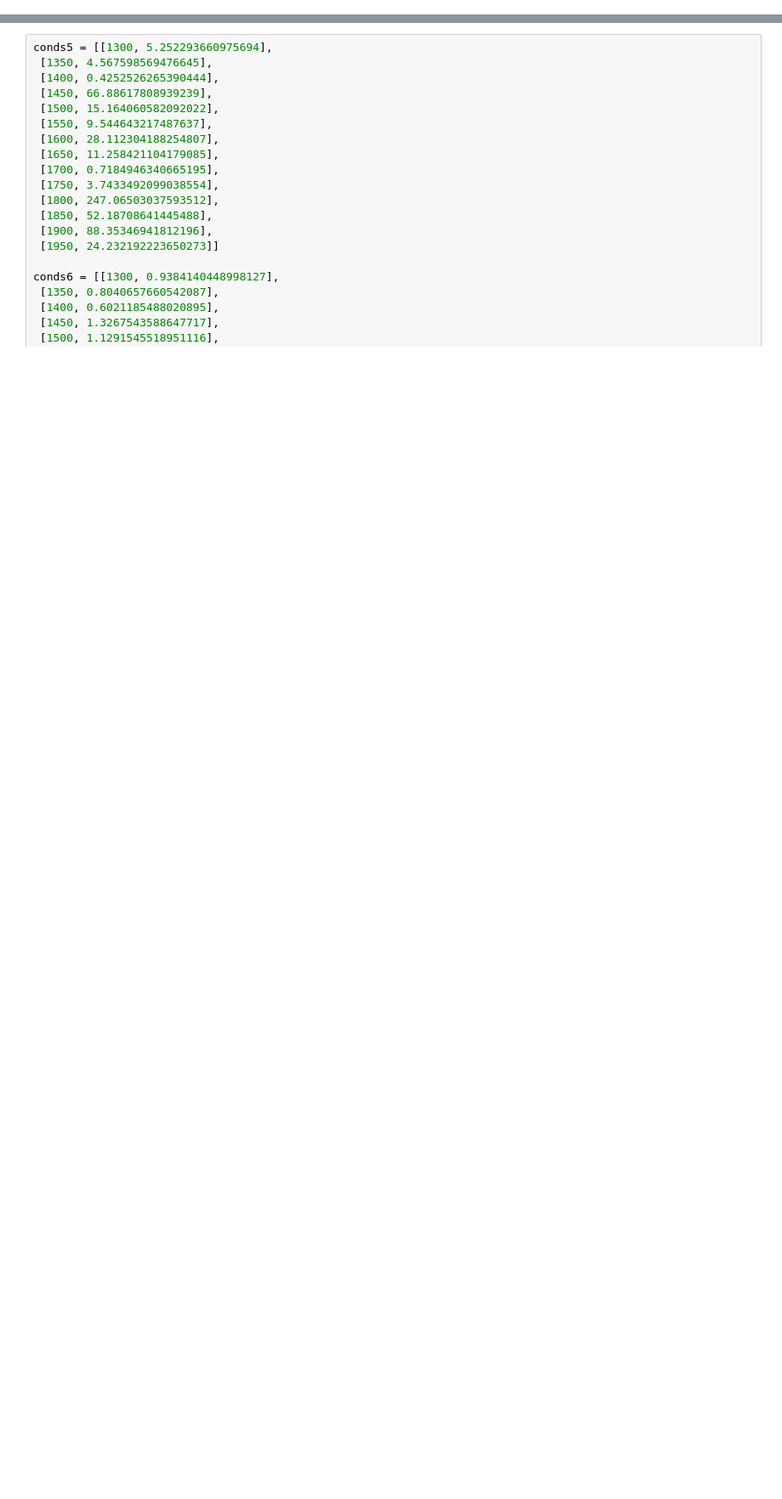
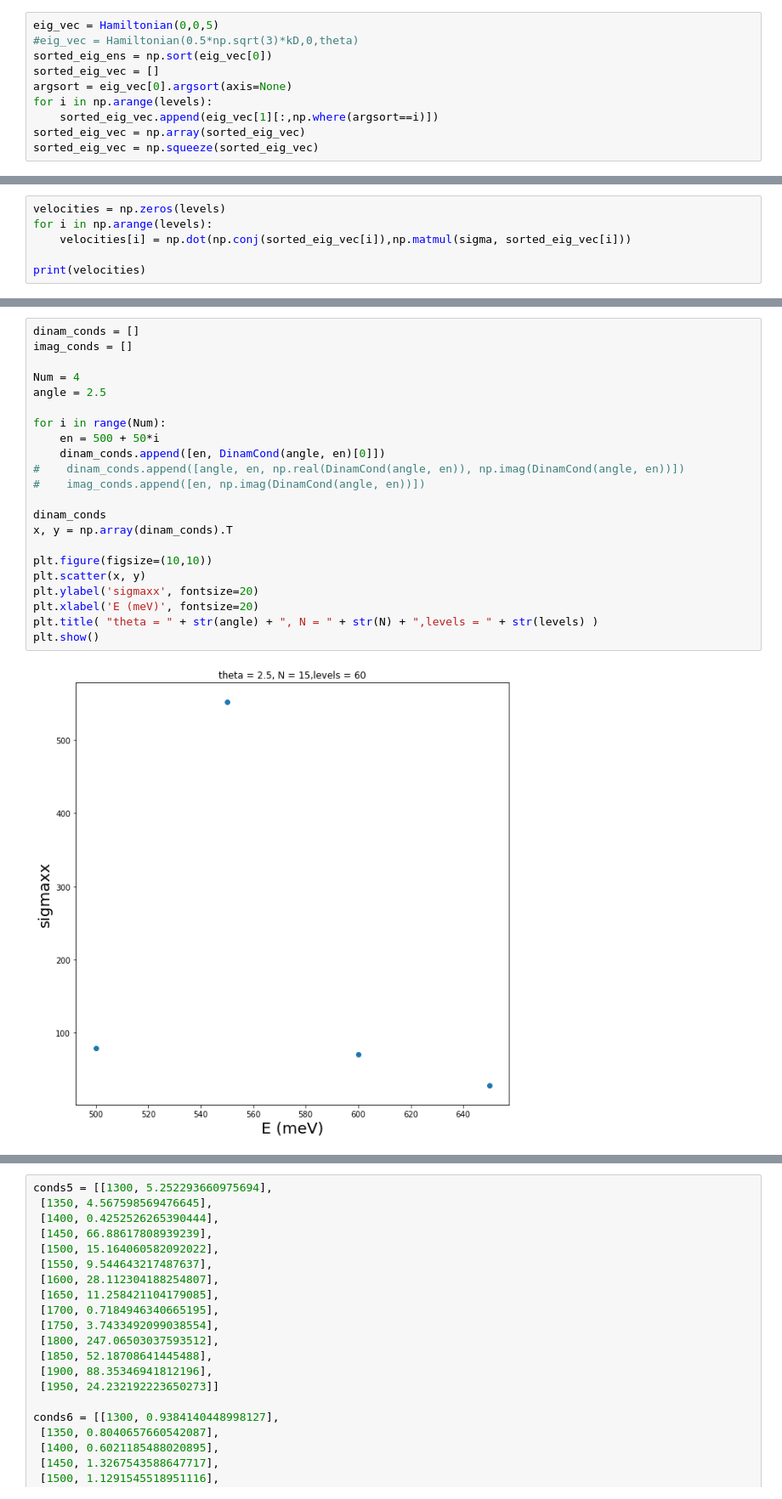
Before and after one commit to begichev/OpticalConstantsTBG, a Jupyter notebook: TbgSigma.ipynb, the cells around one changed output, grey strips where cells are left out. Shown: that part at 85% size. Saved outputs shown, nothing was run; the diff lists cells and outputs as text; blank space fills up the shorter version.

Commit message:
added code to calculate Re_sigma

```diff
--- a/TbgSigma.ipynb
+++ b/TbgSigma.ipynb
@@ -194,0 +181,10 @@ DinamCond(5,500)
+# %%
+eig_vec = Hamiltonian(0,0,5)
+#eig_vec = Hamiltonian(0.5*np.sqrt(3)*kD,0,theta)
+sorted_eig_ens = np.sort(eig_vec[0])
+sorted_eig_vec = []
+argsort = eig_vec[0].argsort(axis=None)
+for i in np.arange(levels):
+    sorted_eig_vec.append(eig_vec[1][:,np.where(argsort==i)])
+sorted_eig_vec = np.array(sorted_eig_vec)
+sorted_eig_vec = np.squeeze(sorted_eig_vec)
@@ -194,0 +253,6 @@ DinamCond(5,500)
+# %%
+velocities = np.zeros(levels)
+for i in np.arange(levels):
+    velocities[i] = np.dot(np.conj(sorted_eig_vec[i]),np.matmul(sigma, sorted_eig_vec[i]))
+
+print(velocities)
@@ -195,3 +275,27 @@ DinamCond(5,500)
+# %%
+dinam_conds = []
+imag_conds = []
+
+Num = 4
+angle = 2.5
+
+for i in range(Num):
+    en = 500 + 50*i
+    dinam_conds.append([en, DinamCond(angle, en)[0]])
+#    dinam_conds.append([angle, en, np.real(DinamCond(angle, en)), np.imag(DinamCond(angle, en))])
+#    imag_conds.append([en, np.imag(DinamCond(angle, en))])
+
+dinam_conds
+x, y = np.array(dinam_conds).T
+
+plt.figure(figsize=(10,10))
+plt.scatter(x, y)
+plt.ylabel('sigmaxx', fontsize=20)
+plt.xlabel('E (meV)', fontsize=20)
+plt.title( "theta = " + str(angle) + ", N = " + str(N) + ",levels = " + str(levels) )
+plt.show()
+# %% [output]
+[figure, added]
 # %%
 dinam_conds = []
 imag_conds = []
```
Also changed, not shown: parts of 25 cells of this notebook, 18 other files.
